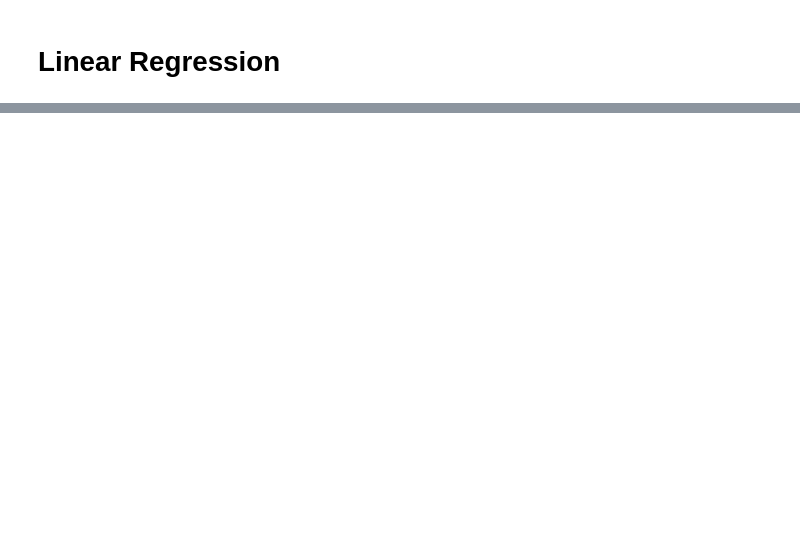
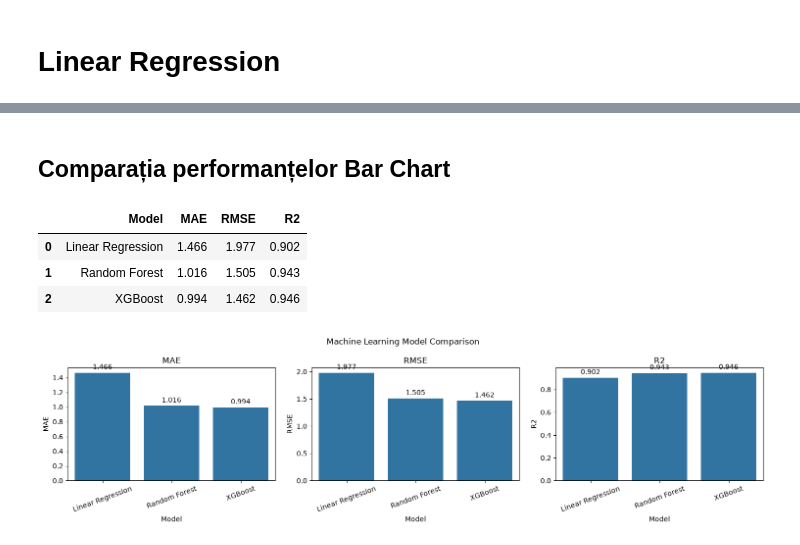
Before and after one commit to naominini/Licenta-agri, a Jupyter notebook: Data/model_A_soil_temperature.ipynb, the cells around one changed output, grey strips where cells are left out. Saved outputs shown, nothing was run; the diff lists cells and outputs as text; code cells hidden in the pictures; blank space fills up the shorter version.

```diff
--- a/Data/model_A_soil_temperature.ipynb
+++ b/Data/model_A_soil_temperature.ipynb
@@ -90,0 +256,29 @@ R2: 0.618
+# %% [markdown]
+## Comparația performanțelor  Bar Chart
+# %%
+comparison = pd.DataFrame([
+    {
+        "Model": name,
+        "MAE": mean_absolute_error(y_test, pred),
+        "RMSE": np.sqrt(mean_squared_error(y_test, pred)),
+        "R2": r2_score(y_test, pred)
+    }
+    for name, pred in predictions.items()
+])
+display(comparison.round(3))
+fig, axes = plt.subplots(1, 3, figsize=(15, 4))
+for ax, metric in zip(axes, ["MAE", "RMSE", "R2"]):
+    sns.barplot(data=comparison, x="Model", y=metric, ax=ax)
+    ax.set_title(metric)
+    ax.tick_params(axis="x", rotation=20)
+    for container in ax.containers:
+        ax.bar_label(container, fmt="%.3f", padding=3)
+plt.suptitle("Machine Learning Model Comparison")
+plt.tight_layout()
+plt.show()
+# %% [output]
+|  | Model | MAE | RMSE | R2 |
+| 0 | Linear Regression | 1.466 | 1.977 | 0.902 |
+| 1 | Random Forest | 1.016 | 1.505 | 0.943 |
+| 2 | XGBoost | 0.994 | 1.462 | 0.946 |
+[figure, added]
```
Also changed, not shown: parts of 14 cells of this notebook.
